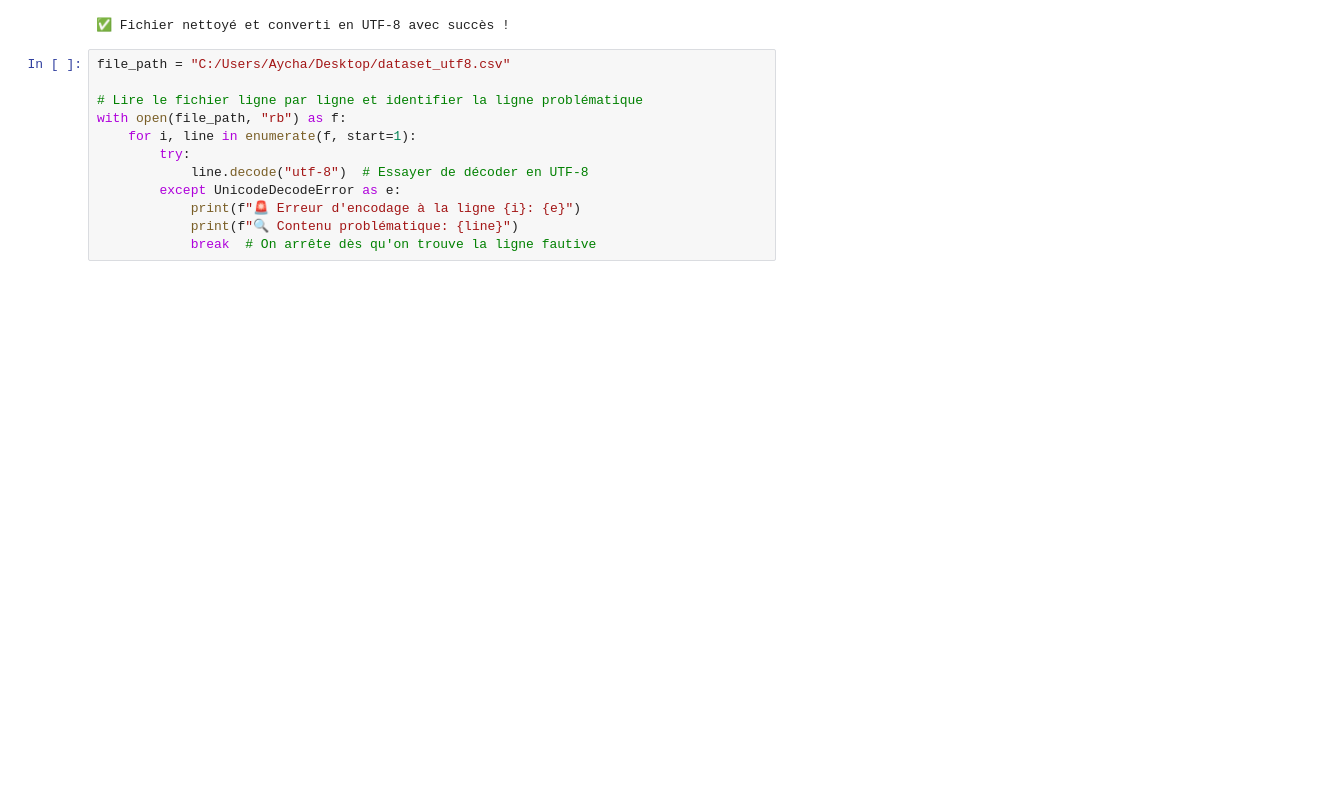
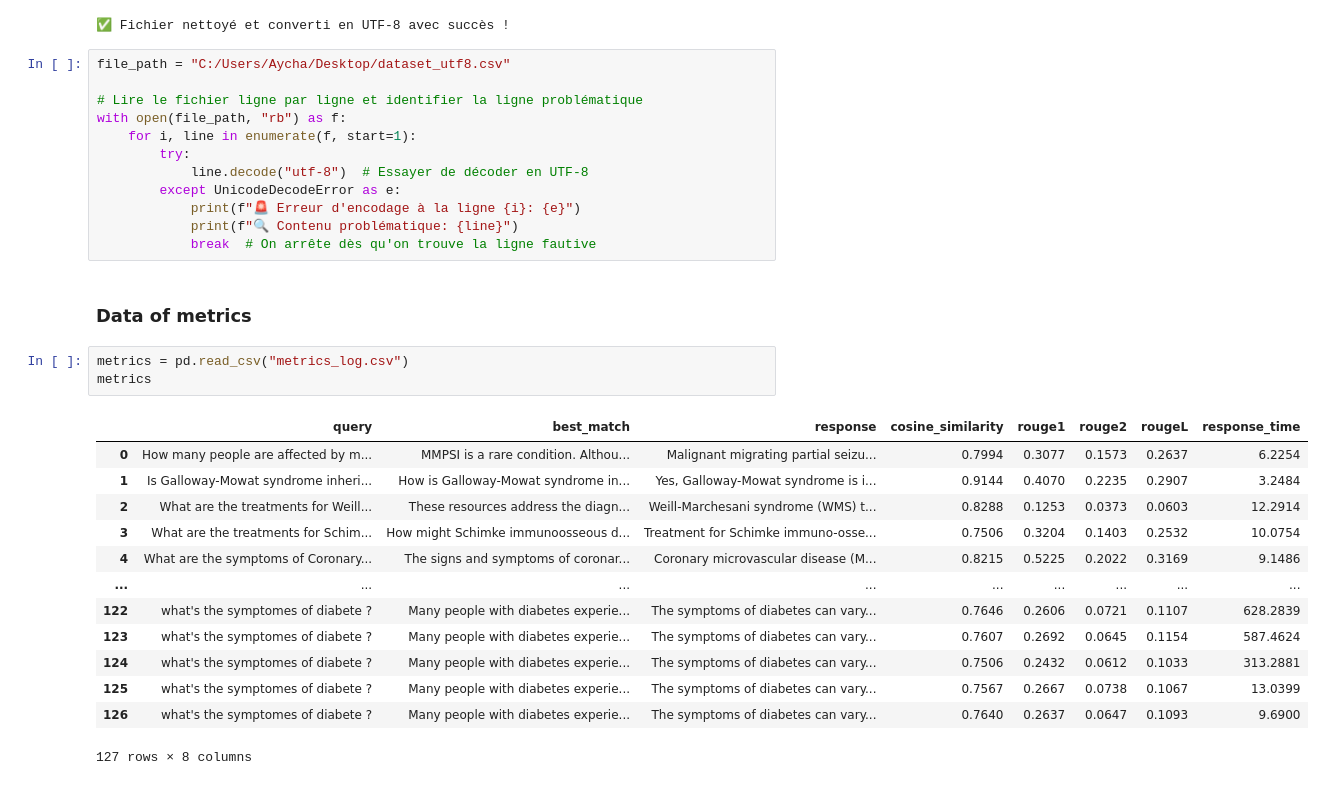
Before and after one commit to aichaa28/GENAI-GCP, a Jupyter notebook: data_exploration.ipynb, the cells around one changed output. Saved outputs shown, nothing was run; the diff lists cells and outputs as text; blank space fills up the shorter version.

```diff
--- a/data_exploration.ipynb
+++ b/data_exploration.ipynb
@@ -151,3 +151,22 @@ with open(file_path, "rb") as f:
             print(f"🚨 Erreur d'encodage à la ligne {i}: {e}")
             print(f"🔍 Contenu problématique: {line}")
             break  # On arrête dès qu'on trouve la ligne fautive
+# %% [markdown]
+### Data of metrics
+# %%
+metrics = pd.read_csv("metrics_log.csv")
+metrics
+# %% [output]
+|  | query | best_match | response | cosine_similarity | rouge1 | rouge2 | rougeL | response_time |
+| 0 | How many people are affected by m... | MMPSI is a rare condition. Althou... | Malignant migrating partial seizu... | 0.7994 | 0.3077 | 0.1573 | 0.2637 | 6.2254 |
+| 1 | Is Galloway-Mowat syndrome inheri... | How is Galloway-Mowat syndrome in... | Yes, Galloway-Mowat syndrome is i... | 0.9144 | 0.4070 | 0.2235 | 0.2907 | 3.2484 |
+| 2 | What are the treatments for Weill... | These resources address the diagn... | Weill-Marchesani syndrome (WMS) t... | 0.8288 | 0.1253 | 0.0373 | 0.0603 | 12.2914 |
+| 3 | What are the treatments for Schim... | How might Schimke immunoosseous d... | Treatment for Schimke immuno-osse... | 0.7506 | 0.3204 | 0.1403 | 0.2532 | 10.0754 |
+| 4 | What are the symptoms of Coronary... | The signs and symptoms of coronar... | Coronary microvascular disease (M... | 0.8215 | 0.5225 | 0.2022 | 0.3169 | 9.1486 |
+| ... | ... | ... | ... | ... | ... | ... | ... | ... |
+| 122 | what's the symptomes of diabete ? | Many people with diabetes experie... | The symptoms of diabetes can vary... | 0.7646 | 0.2606 | 0.0721 | 0.1107 | 628.2839 |
+| 123 | what's the symptomes of diabete ? | Many people with diabetes experie... | The symptoms of diabetes can vary... | 0.7607 | 0.2692 | 0.0645 | 0.1154 | 587.4624 |
+| 124 | what's the symptomes of diabete ? | Many people with diabetes experie... | The symptoms of diabetes can vary... | 0.7506 | 0.2432 | 0.0612 | 0.1033 | 313.2881 |
+| 125 | what's the symptomes of diabete ? | Many people with diabetes experie... | The symptoms of diabetes can vary... | 0.7567 | 0.2667 | 0.0738 | 0.1067 | 13.0399 |
+| 126 | what's the symptomes of diabete ? | Many people with diabetes experie... | The symptoms of diabetes can vary... | 0.7640 | 0.2637 | 0.0647 | 0.1093 | 9.6900 |
+127 rows × 8 columns
```
Also changed, not shown: parts of 7 cells of this notebook, 14 other files.
